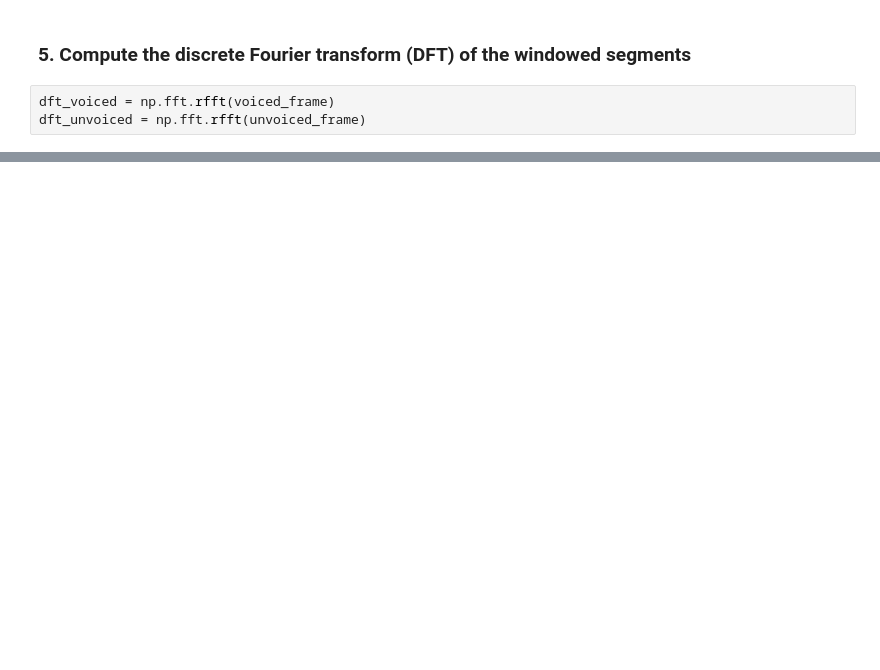
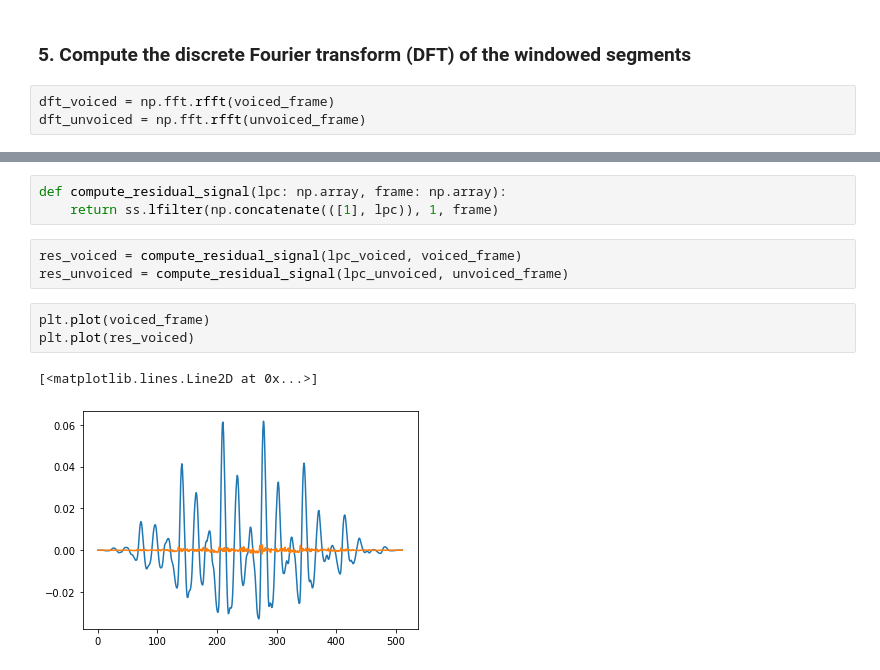
Before and after one commit to floschne/ssp20, a Jupyter notebook: notebooks/ex3.ipynb, the cells around one changed output, grey strips where cells are left out. Cells and saved outputs as stored; diff of their text form; blank space fills up the shorter version.

```diff
--- a/notebooks/ex3.ipynb
+++ b/notebooks/ex3.ipynb
@@ -139,0 +159,12 @@ ax1.legend()
+# %%
+def compute_residual_signal(lpc: np.array, frame: np.array):
+    return ss.lfilter(np.concatenate(([1], lpc)), 1, frame)
+# %%
+res_voiced = compute_residual_signal(lpc_voiced, voiced_frame)
+res_unvoiced = compute_residual_signal(lpc_unvoiced, unvoiced_frame)
+# %%
+plt.plot(voiced_frame)
+plt.plot(res_voiced)
+# %% [output]
+[<matplotlib.lines.Line2D at 0x...>]
+[figure, added]
```
Also changed, not shown: parts of 25 cells of this notebook.
